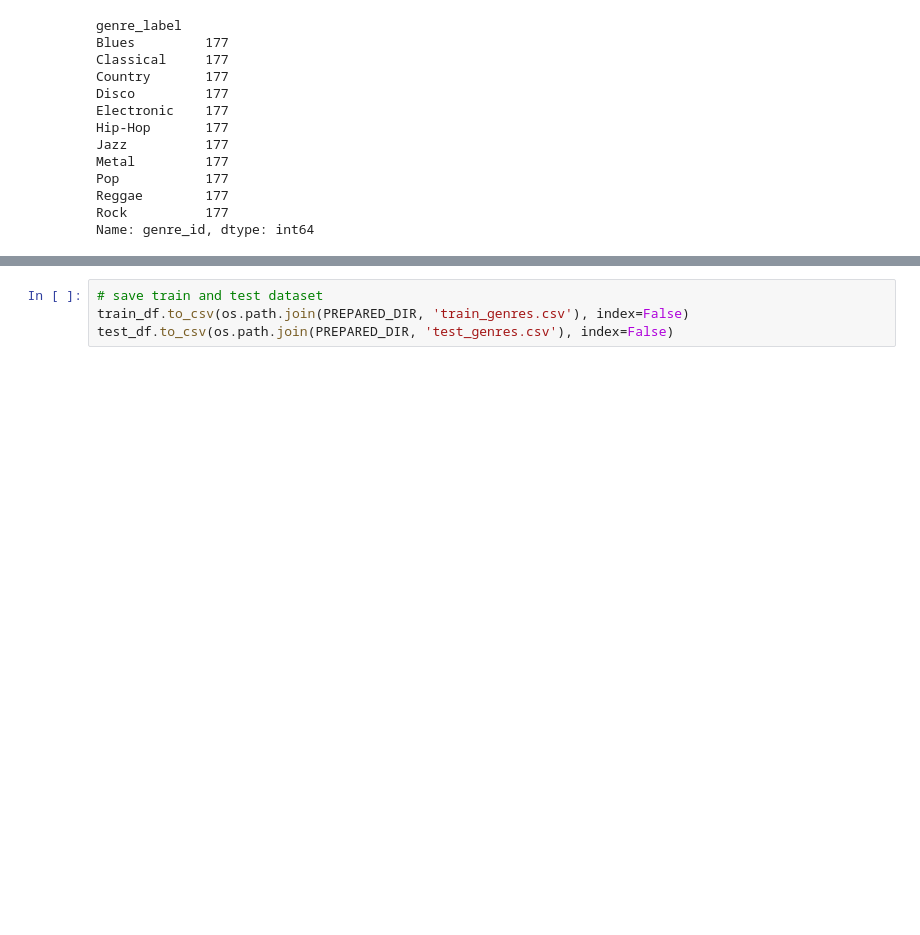
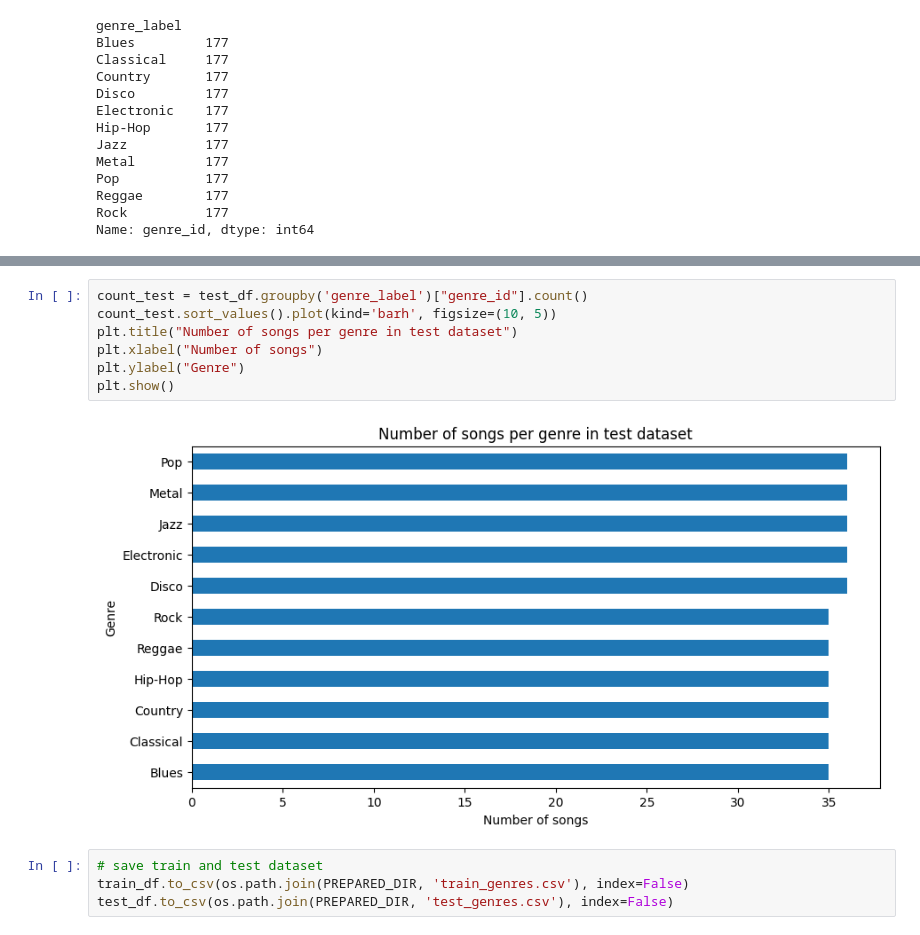
Before and after one commit to MSE-PI/MLodImage, a Jupyter notebook: code/notebooks/style_detector/data_preparation.ipynb, the cells around one changed output, grey strips where cells are left out. Cells and saved outputs as stored; diff of their text form; blank space fills up the shorter version.

```diff
--- a/code/notebooks/style_detector/data_preparation.ipynb
+++ b/code/notebooks/style_detector/data_preparation.ipynb
@@ -120,3 +121,12 @@ plt.show()
+# %%
+count_test = test_df.groupby('genre_label')["genre_id"].count()
+count_test.sort_values().plot(kind='barh', figsize=(10, 5))
+plt.title("Number of songs per genre in test dataset")
+plt.xlabel("Number of songs")
+plt.ylabel("Genre")
+plt.show()
+# %% [output]
+[figure, added]
 # %%
 # save train and test dataset
 train_df.to_csv(os.path.join(PREPARED_DIR, 'train_genres.csv'), index=False)
```
Also changed, not shown: parts of 3 cells of this notebook, 1 other file.
